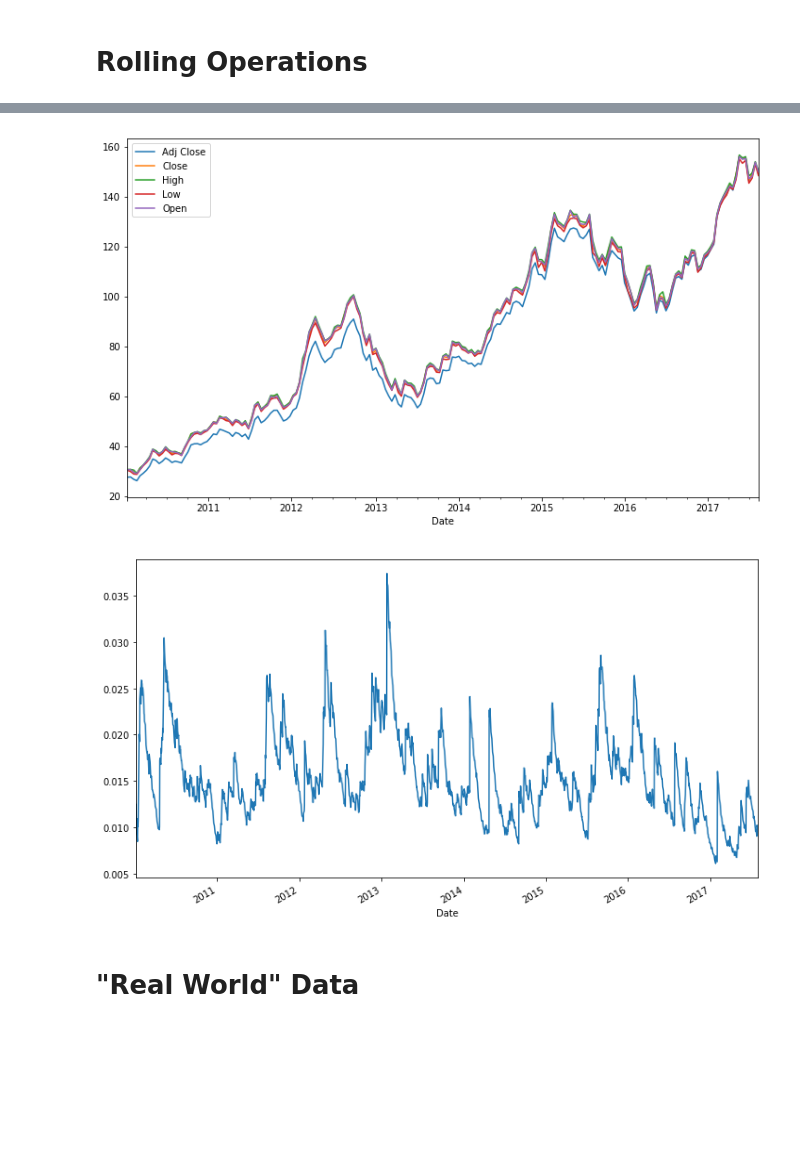
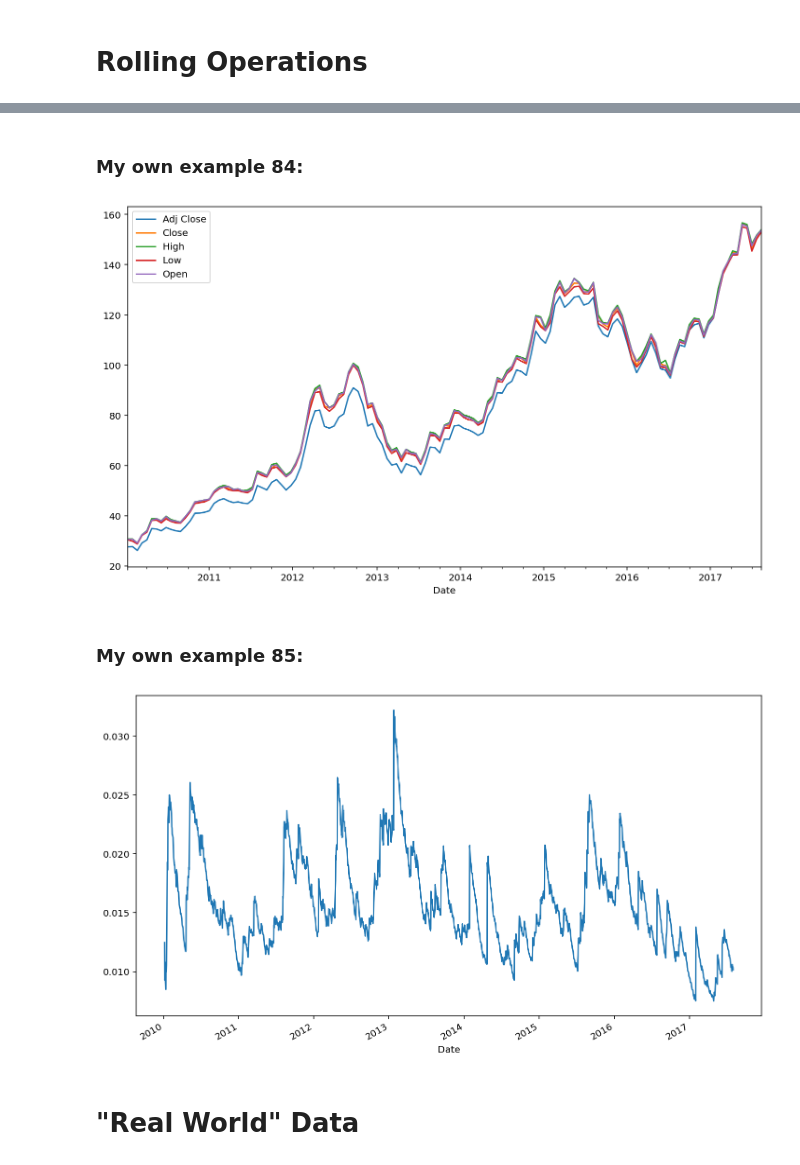
Before and after one commit to havelazcoay/AlgorithmsUN2022I, a Jupyter notebook: Laboratorio_2.ipynb, the cells around one changed output, grey strips where cells are left out. Drawn from its saved outputs; the diff is of its cells as text; code cells hidden in the pictures; blank space fills up the shorter version.

```diff
--- a/Laboratorio_2.ipynb
+++ b/Laboratorio_2.ipynb
@@ -1662,13 +1721,17 @@ aapl.rolling(5)[['Close', 'Adj Close']].mean().plot();
+# %% [markdown]
+### **My own example 84:**
 # %%
 # Drop `Volume`, since it's way bigger than everything else.
-aapl.drop('Volume', axis=1).resample('2W').max().plot();
+aapl.drop('Volume', axis=1).resample('3W').max().plot();
 # %% [output]
-[figure, old version]
+[figure, new version]
+# %% [markdown]
+### **My own example 85:**
 # %%
 # 30-day rolling exponentially-weighted stddev of returns.
-aapl['Close'].pct_change().ewm(span=30).std().plot();
+aapl['Close'].pct_change().ewm(span=50).std().plot();
 # %% [output]
-[figure, old version]
+[figure, new version]
 # %% [markdown]
 # "Real World" Data
 # %%
```
Also changed, not shown: parts of 19 cells of this notebook.
